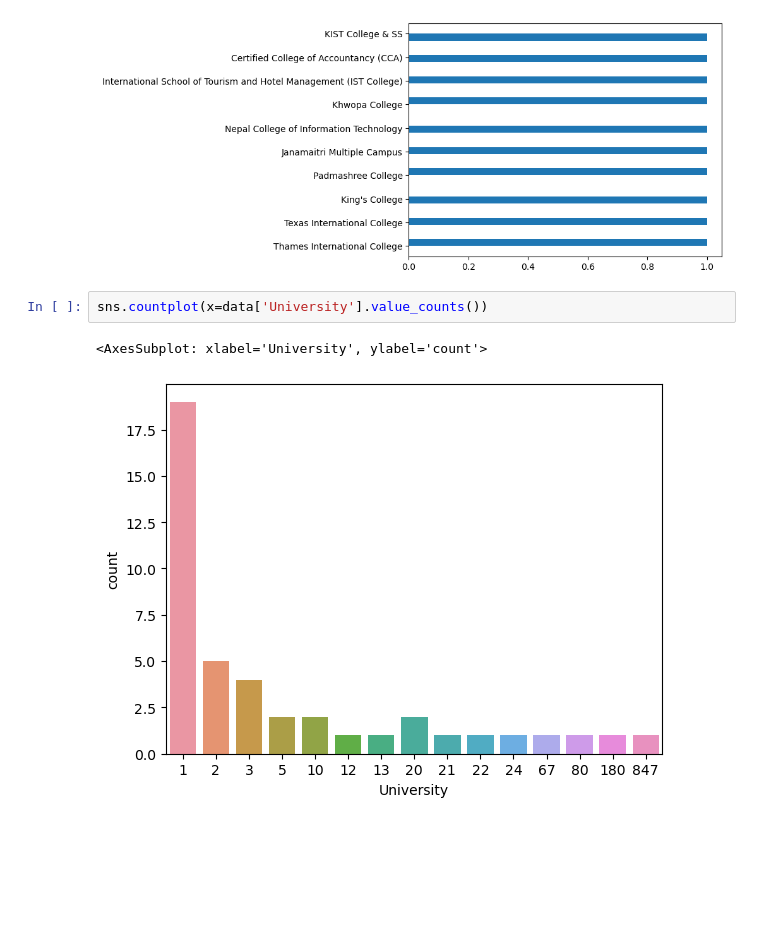
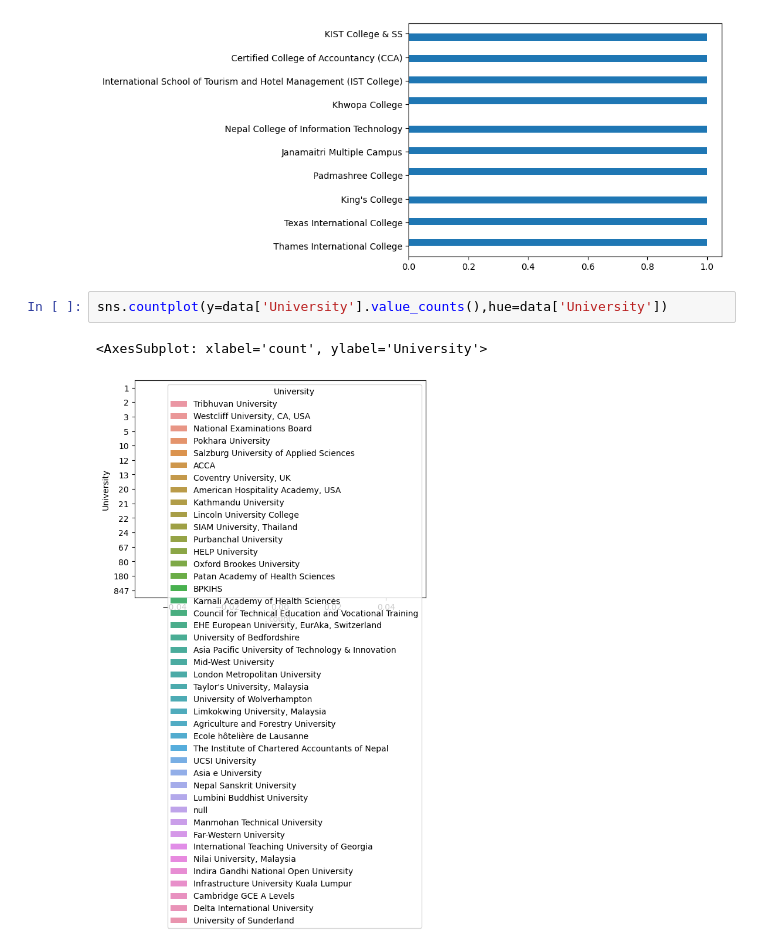
Before and after one commit to BibekRai44/College-Finder-Nepal, a Jupyter notebook: Data Analysis/EDA.ipynb, the cells around one changed output. Drawn from its saved outputs; the diff is of its cells as text; blank space fills up the shorter version.

Commit message:
countplot added

```diff
--- a/Data Analysis/EDA.ipynb
+++ b/Data Analysis/EDA.ipynb
@@ -235,7 +232,7 @@ plt.hist(data['College'].head(10),bins=30,orientation='horizontal')
  <BarContainer object of 30 artists>)
 [figure]
 # %%
-sns.countplot(x=data['University'].value_counts())
+sns.countplot(y=data['University'].value_counts(),hue=data['University'])
 # %% [output]
-<AxesSubplot: xlabel='University', ylabel='count'>
+<AxesSubplot: xlabel='count', ylabel='University'>
-[figure, old version]
+[figure, new version]
```
Also changed, not shown: parts of 1 cell of this notebook.
